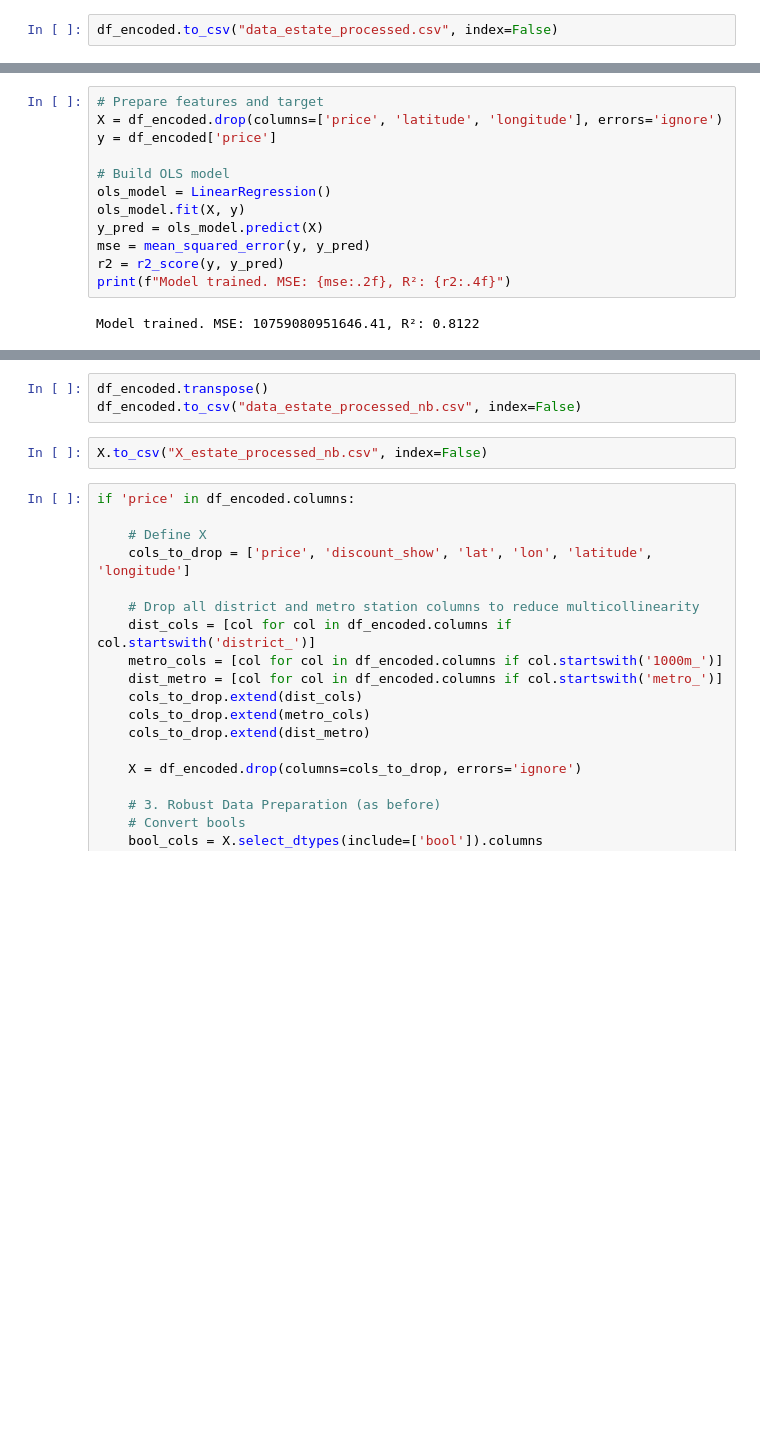
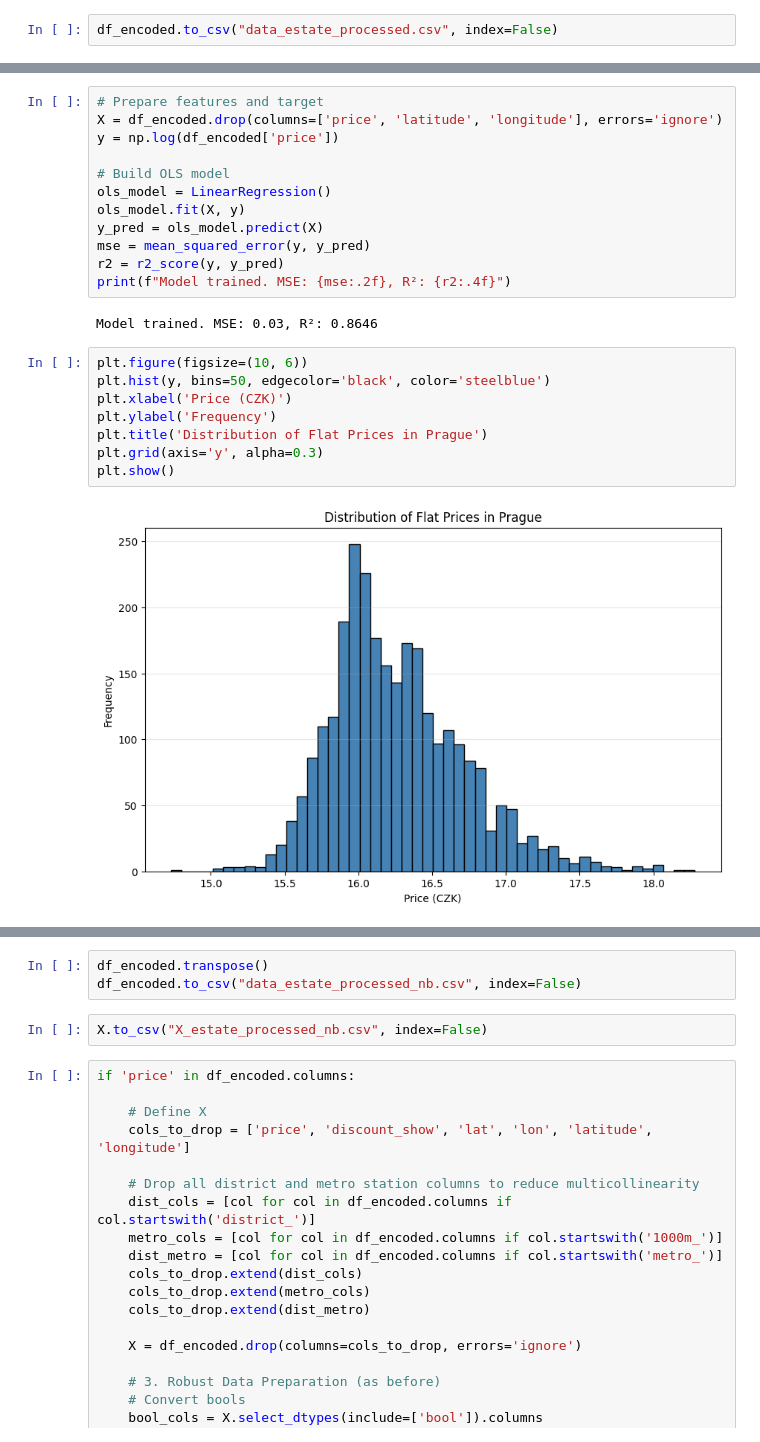
Before and after one commit to michal-dvoracek01/Semestral-Project-Prague-Real-Estate, a Jupyter notebook: Estate.ipynb, the cells around one changed output, grey strips where cells are left out. Cells and saved outputs as stored; diff of their text form; blank space fills up the shorter version.

```diff
--- a/Estate.ipynb
+++ b/Estate.ipynb
@@ -601,7 +695,7 @@ df_encoded.to_csv("data_estate_processed.csv", index=False)
 # %%
 # Prepare features and target
 X = df_encoded.drop(columns=['price', 'latitude', 'longitude'], errors='ignore')
-y = df_encoded['price']
+y = np.log(df_encoded['price'])
 
 # Build OLS model
 ols_model = LinearRegression()
@@ -611,7 +705,17 @@ mse = mean_squared_error(y, y_pred)
 r2 = r2_score(y, y_pred)
 print(f"Model trained. MSE: {mse:.2f}, R²: {r2:.4f}")
 # %% [output]
-Model trained. MSE: 10759080951646.41, R²: 0.8122
+Model trained. MSE: 0.03, R²: 0.8646
+# %%
+plt.figure(figsize=(10, 6))
+plt.hist(y, bins=50, edgecolor='black', color='steelblue')
+plt.xlabel('Price (CZK)')
+plt.ylabel('Frequency')
+plt.title('Distribution of Flat Prices in Prague')
+plt.grid(axis='y', alpha=0.3)
+plt.show()
+# %% [output]
+[figure, added]
 # %%
 residuals = y - y_pred
 
```
Also changed, not shown: parts of 22 cells of this notebook.
